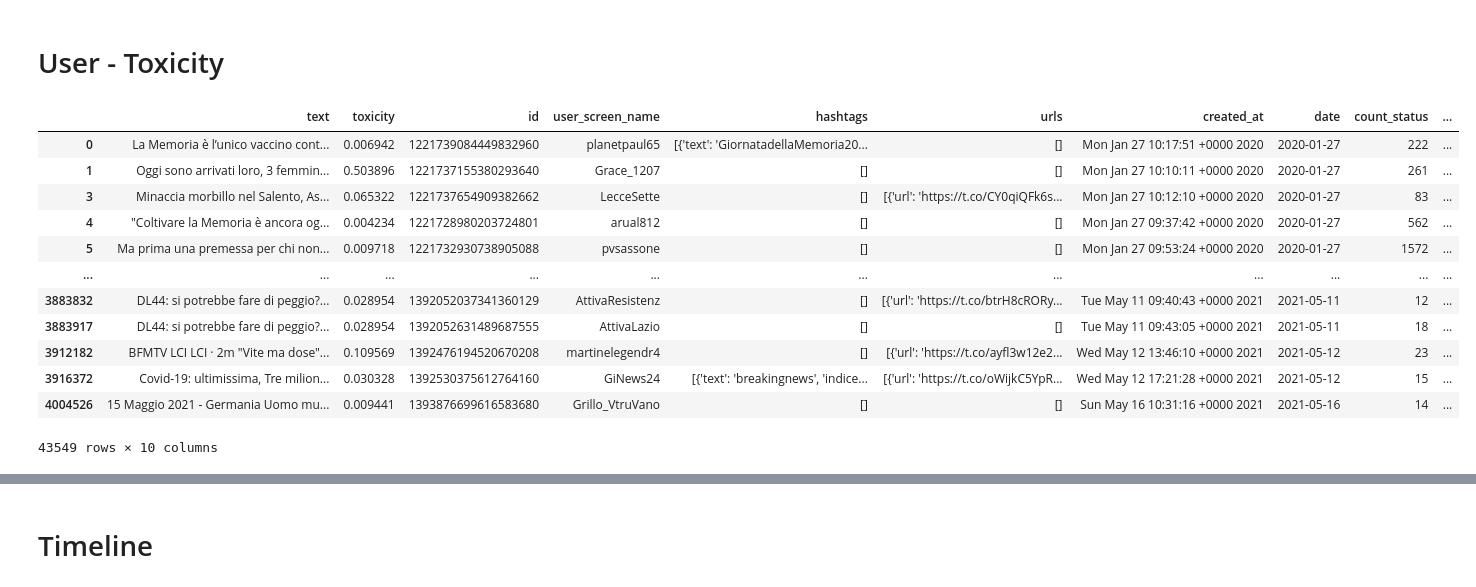
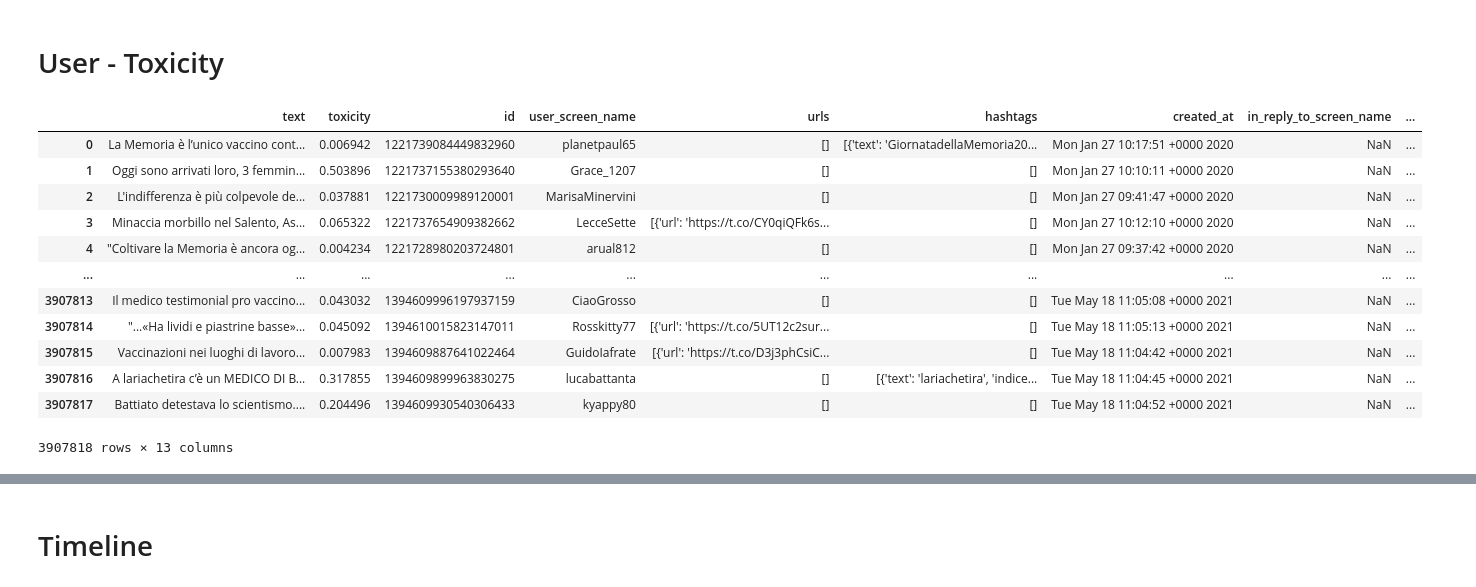
Before and after one commit to gi-ux/Vaccines_Discussion_Italy, a Jupyter notebook: Italian/notebook/8.toxicity.ipynb, the cells around one changed output, grey strips where cells are left out. Cells and saved outputs as stored; diff of their text form; code cells hidden in the pictures.

```diff
--- a/Italian/notebook/8.toxicity.ipynb
+++ b/Italian/notebook/8.toxicity.ipynb
@@ -249,22 +221,30 @@ Name: user_screen_name, dtype: int64
 # %%
-res["count_status"] = res.groupby('user_screen_name')["toxicity"].transform('count')
-to_df = res[res["count_status"]>10]
-to_df["toxicity_score"] = to_df.groupby('user_screen_name')["toxicity"].transform('mean')
-to_df = to_df.drop_duplicates(subset='user_screen_name')
-to_df
-# to_df[["user_screen_name","toxicity_score"]].to_csv(r"../Files/user_toxicity.csv", line_terminator="\n", encoding="utf-8", index=False)
+# res["count_status"] = res.groupby('user_screen_name')["toxicity"].transform('count')
+# to_df = res[res["count_status"]>10]
+# to_df["toxicity_score"] = to_df.groupby('user_screen_name')["toxicity"].transform('mean')
+# to_df = to_df.drop_duplicates(subset='user_screen_name')
+# print("Writing...")
+# to_df.to_csv(r"../files/tweets/user_toxicity.csv", line_terminator="\n", encoding="utf-8", index=False)
+# res.to_csv(r"../files/tweets/tweets_toxicity.csv", line_terminator="\n", encoding="utf-8", index=False)
+# print("Cleaning...")
+# del res
+# del to_df
+# print("Reading...")
+tweets_toxic = pd.read_csv(r"../files/tweets/tweets_toxicity.csv", lineterminator="\n", encoding="utf-8", low_memory=False)
+toxicity_users = pd.read_csv(r"../files/tweets/user_toxicity.csv", lineterminator="\n", encoding="utf-8", low_memory=False)
+tweets_toxic
 # %% [output]
-|  | text | toxicity | id | user_screen_name | hashtags | urls | created_at | date | count_status | ... |
-| 0 | La Memoria è l’unico vaccino cont... | 0.006942 | 1221739084449832960 | planetpaul65 | [{'text': 'GiornatadellaMemoria20... | [] | Mon Jan 27 10:17:51 +0000 2020 | 2020-01-27 | 222 | ... |
-| 1 | Oggi sono arrivati loro, 3 femmin... | 0.503896 | 1221737155380293640 | Grace_1207 | [] | [] | Mon Jan 27 10:10:11 +0000 2020 | 2020-01-27 | 261 | ... |
-| 3 | Minaccia morbillo nel Salento, As... | 0.065322 | 1221737654909382662 | LecceSette | [] | [{'url': 'https://t.co/CY0qiQFk6s... | Mon Jan 27 10:12:10 +0000 2020 | 2020-01-27 | 83 | ... |
-| 4 | "Coltivare la Memoria è ancora og... | 0.004234 | 1221728980203724801 | arual812 | [] | [] | Mon Jan 27 09:37:42 +0000 2020 | 2020-01-27 | 562 | ... |
-| 5 | Ma prima una premessa per chi non... | 0.009718 | 1221732930738905088 | pvsassone | [] | [] | Mon Jan 27 09:53:24 +0000 2020 | 2020-01-27 | 1572 | ... |
-| ... | ... | ... | ... | ... | ... | ... | ... | ... | ... | ... |
-| 3883832 | DL44: si potrebbe fare di peggio?... | 0.028954 | 1392052037341360129 | AttivaResistenz | [] | [{'url': 'https://t.co/btrH8cRORy... | Tue May 11 09:40:43 +0000 2021 | 2021-05-11 | 12 | ... |
-| 3883917 | DL44: si potrebbe fare di peggio?... | 0.028954 | 1392052631489687555 | AttivaLazio | [] | [] | Tue May 11 09:43:05 +0000 2021 | 2021-05-11 | 18 | ... |
-| 3912182 | BFMTV LCI LCI · 2m "Vite ma dose"... | 0.109569 | 1392476194520670208 | martinelegendr4 | [] | [{'url': 'https://t.co/ayfl3w12e2... | Wed May 12 13:46:10 +0000 2021 | 2021-05-12 | 23 | ... |
-| 3916372 | Covid-19: ultimissima, Tre milion... | 0.030328 | 1392530375612764160 | GiNews24 | [{'text': 'breakingnews', 'indice... | [{'url': 'https://t.co/oWijkC5YpR... | Wed May 12 17:21:28 +0000 2021 | 2021-05-12 | 15 | ... |
-| 4004526 | 15 Maggio 2021 - Germania Uomo mu... | 0.009441 | 1393876699616583680 | Grillo_VtruVano | [] | [] | Sun May 16 10:31:16 +0000 2021 | 2021-05-16 | 14 | ... |
+|  | text | toxicity | id | user_screen_name | urls | hashtags | created_at | in_reply_to_screen_name | ... |
+| 0 | La Memoria è l’unico vaccino cont... | 0.006942 | 1221739084449832960 | planetpaul65 | [] | [{'text': 'GiornatadellaMemoria20... | Mon Jan 27 10:17:51 +0000 2020 | NaN | ... |
+| 1 | Oggi sono arrivati loro, 3 femmin... | 0.503896 | 1221737155380293640 | Grace_1207 | [] | [] | Mon Jan 27 10:10:11 +0000 2020 | NaN | ... |
+| 2 | L'indifferenza è più colpevole de... | 0.037881 | 1221730009989120001 | MarisaMinervini | [] | [] | Mon Jan 27 09:41:47 +0000 2020 | NaN | ... |
+| 3 | Minaccia morbillo nel Salento, As... | 0.065322 | 1221737654909382662 | LecceSette | [{'url': 'https://t.co/CY0qiQFk6s... | [] | Mon Jan 27 10:12:10 +0000 2020 | NaN | ... |
+| 4 | "Coltivare la Memoria è ancora og... | 0.004234 | 1221728980203724801 | arual812 | [] | [] | Mon Jan 27 09:37:42 +0000 2020 | NaN | ... |
+| ... | ... | ... | ... | ... | ... | ... | ... | ... | ... |
+| 3907813 | Il medico testimonial pro vaccino... | 0.043032 | 1394609996197937159 | CiaoGrosso | [] | [] | Tue May 18 11:05:08 +0000 2021 | NaN | ... |
+| 3907814 | "...«Ha lividi e piastrine basse»... | 0.045092 | 1394610015823147011 | Rosskitty77 | [{'url': 'https://t.co/5UT12c2sur... | [] | Tue May 18 11:05:13 +0000 2021 | NaN | ... |
+| 3907815 | Vaccinazioni nei luoghi di lavoro... | 0.007983 | 1394609887641022464 | GuidoIafrate | [{'url': 'https://t.co/D3j3phCsiC... | [] | Tue May 18 11:04:42 +0000 2021 | NaN | ... |
+| 3907816 | A lariachetira c’è un MEDICO DI B... | 0.317855 | 1394609899963830275 | lucabattanta | [] | [{'text': 'lariachetira', 'indice... | Tue May 18 11:04:45 +0000 2021 | NaN | ... |
+| 3907817 | Battiato detestava lo scientismo.... | 0.204496 | 1394609930540306433 | kyappy80 | [] | [] | Tue May 18 11:04:52 +0000 2021 | NaN | ... |
-43549 rows × 10 columns
+3907818 rows × 13 columns
 # %%
```
Also changed, not shown: parts of 61 cells of this notebook, 14 other files.
